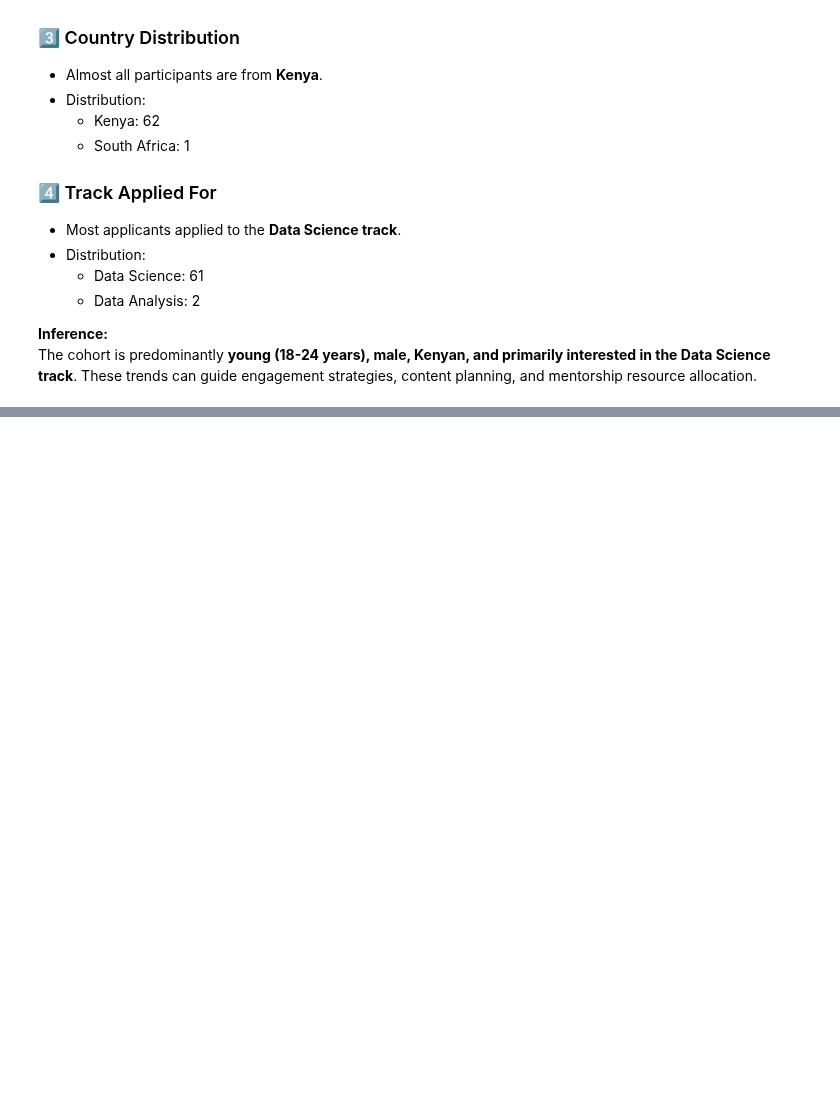
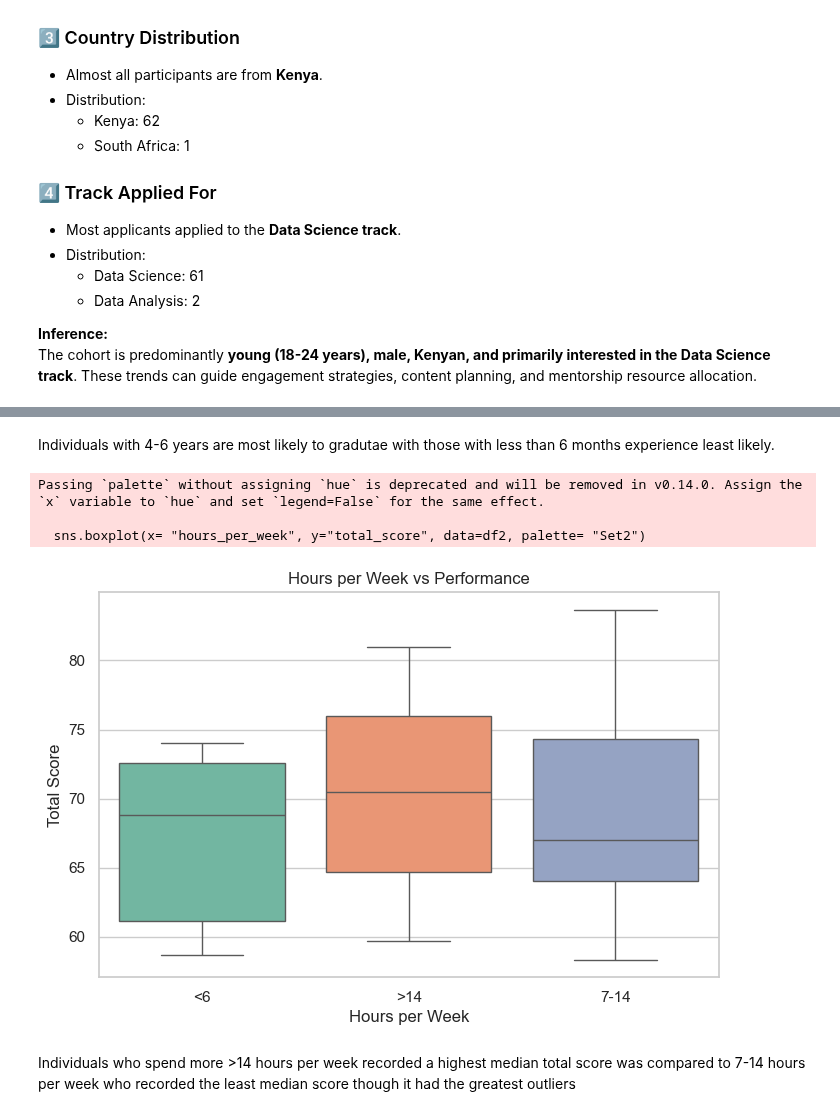
Before and after one commit to J-Kimani/DS, a Jupyter notebook: Projects/Data Proficiency Project/Data Proficiency Project.ipynb, the cells around one changed output, grey strips where cells are left out. Drawn from its saved outputs; the diff is of its cells as text; code cells hidden in the pictures; blank space fills up the shorter version.

```diff
--- a/Projects/Data Proficiency Project/Data Proficiency Project.ipynb
+++ b/Projects/Data Proficiency Project/Data Proficiency Project.ipynb
@@ -824,0 +869,17 @@ The cohort is predominantly **young (18-24 years), male, Kenyan, and primarily i
+# %% [markdown]
+Individuals with 4-6 years are most likely to gradutae with those with less than 6 months experience least likely.
+# %%
+# Hours per Week vs Performance
+plt.figure(figsize=(8,5))
+sns.boxplot(x= "hours_per_week", y="total_score", data=df2, palette= "Set2")
+plt.title("Hours per Week vs Performance")
+plt.xlabel("Hours per Week")
+plt.ylabel("Total Score")
+plt.show()
+# %% [output]
+Passing `palette` without assigning `hue` is deprecated and will be removed in v0.14.0. Assign the `x` variable to `hue` and set `legend=False` for the same effect.
+
+  sns.boxplot(x= "hours_per_week", y="total_score", data=df2, palette= "Set2")
+[figure, added]
+# %% [markdown]
+Individuals who spend more >14 hours per week recorded a highest median total score was compared to 7-14 hours per week who recorded the least median score though it had the greatest outliers
```
Also changed, not shown: parts of 13 cells of this notebook, 2 other files.
